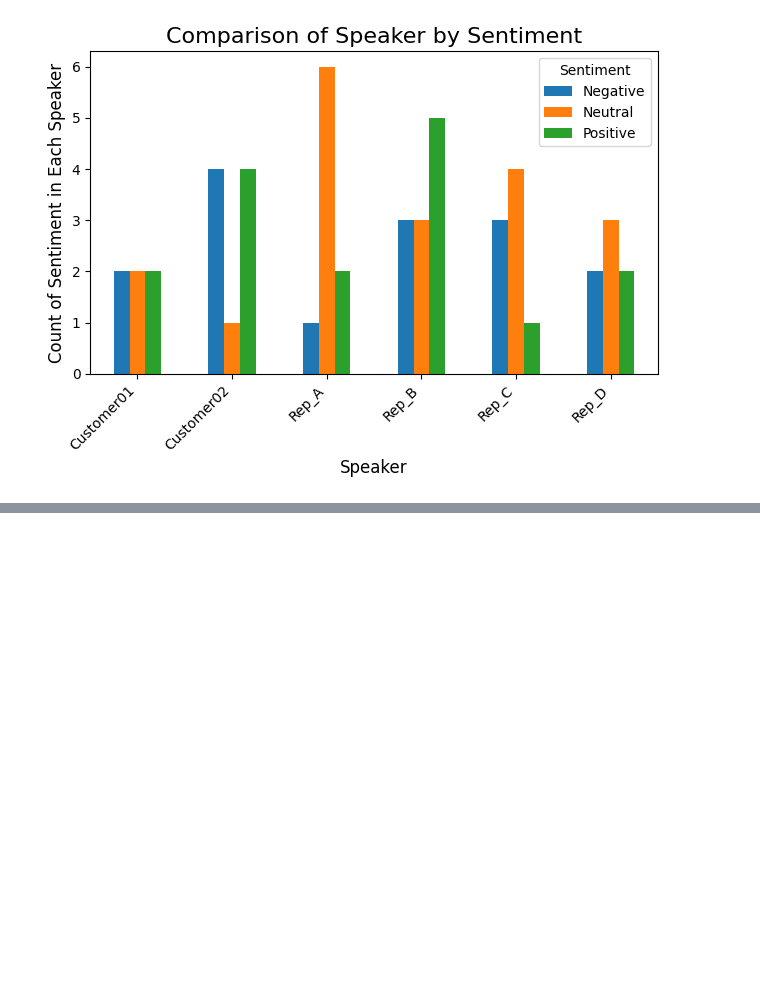
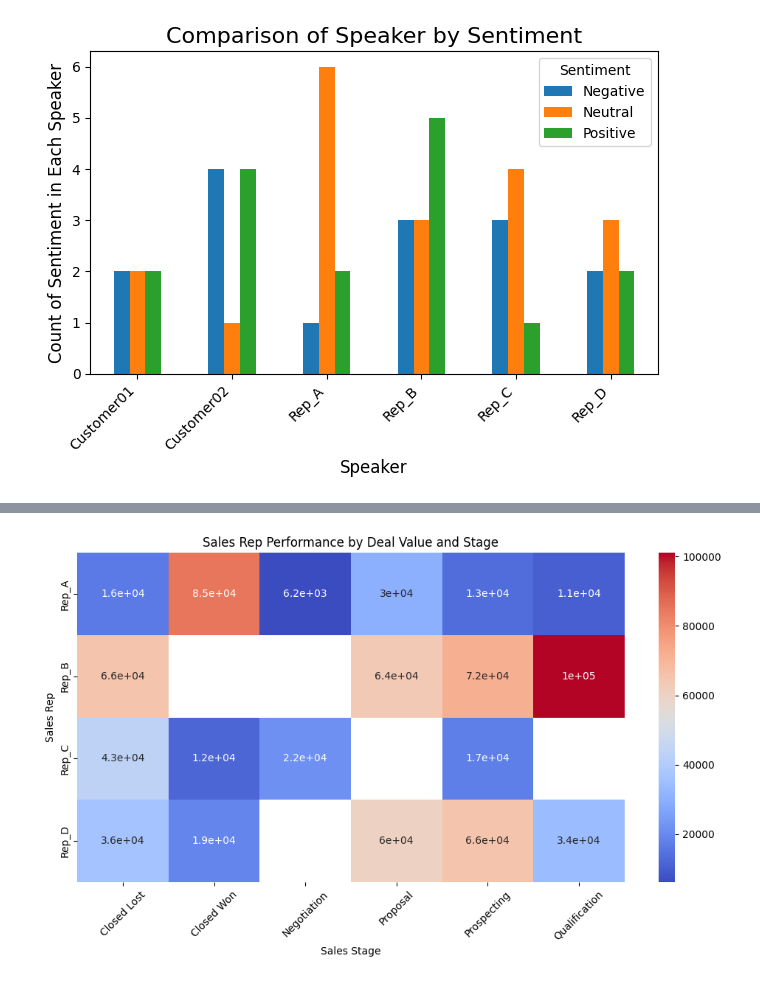
Before and after one commit to august-siu/synthetic_crm_transcript, a Jupyter notebook: OMDS-ModB2-Week2-Siu-August.ipynb, the cells around one changed output, grey strips where cells are left out. Drawn from its saved outputs; the diff is of its cells as text; code cells hidden in the pictures; blank space fills up the shorter version.

```diff
--- a/OMDS-ModB2-Week2-Siu-August.ipynb
+++ b/OMDS-ModB2-Week2-Siu-August.ipynb
@@ -513,0 +530,15 @@ plt.show()
+# %%
+stage_vs_deal = df_crm.groupby(['Sales_Rep', 'Stage'])['Deal_Value'].sum().reset_index()
+
+heatmap_stage_deal = stage_vs_deal.pivot(index='Sales_Rep', columns='Stage', values='Deal_Value')
+
+plt.figure(figsize=(10, 6))
+sns.heatmap(heatmap_stage_deal, annot=True, cmap='coolwarm', cbar=True)
+plt.title("Sales Rep Performance by Deal Value and Stage")
+plt.xlabel("Sales Stage")
+plt.ylabel("Sales Rep")
+plt.xticks(rotation=45)
+plt.tight_layout()
+plt.show()
+# %% [output]
+[figure, added]
```
Also changed, not shown: parts of 13 cells of this notebook, 2 other files.
